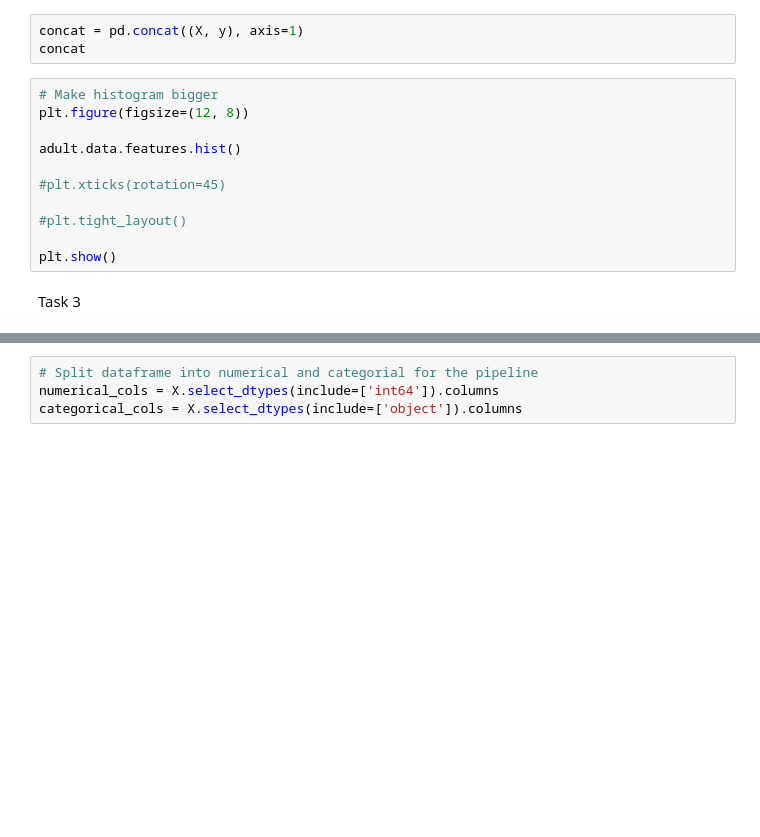
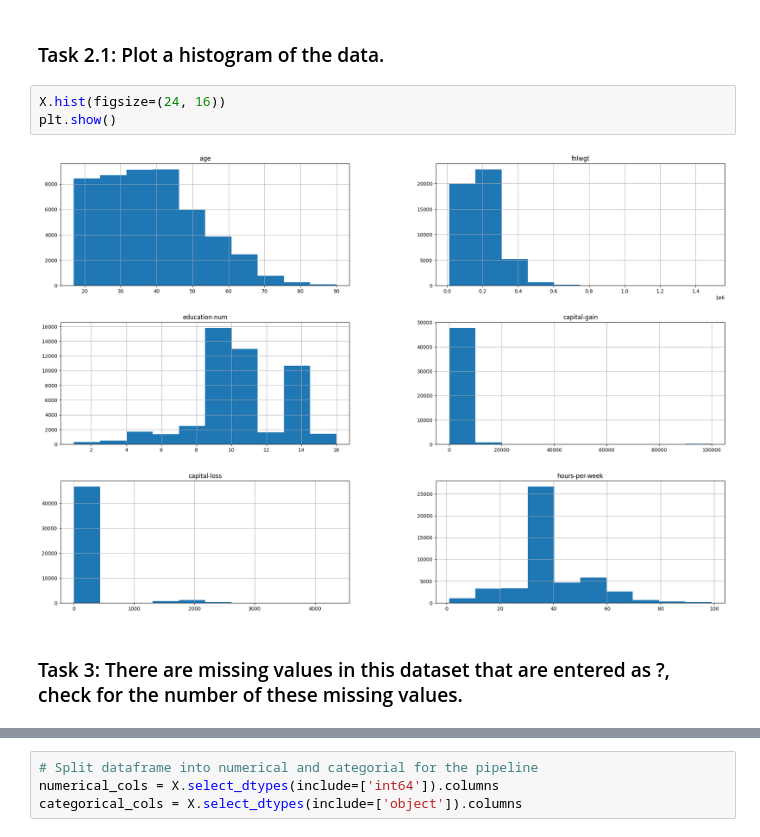
Before and after one commit to 5ah/3401-A2, a Jupyter notebook: A2-Sahib-Kamoh.ipynb, the cells around one changed output, grey strips where cells are left out. Cells and saved outputs as stored; diff of their text form; blank space fills up the shorter version.

```diff
--- a/A2-Sahib-Kamoh.ipynb
+++ b/A2-Sahib-Kamoh.ipynb
@@ -50,19 +122,12 @@ adult.data.targets.head()
-# %%
-concat = pd.concat((X, y), axis=1)
-concat
+# %% [markdown]
+### Task 2.1: Plot a histogram of the data.
 # %%
-# Make histogram bigger
-plt.figure(figsize=(12, 8))
-
-adult.data.features.hist()
-
-#plt.xticks(rotation=45)
-
-#plt.tight_layout()
-
+X.hist(figsize=(24, 16))
 plt.show()
+# %% [output]
+[figure, added]
 # %% [markdown]
-Task 3
+### Task 3: There are missing values in this dataset that are entered as ?, check for the number of these missing values.
 # %%
 def detect_question_mark(x):
     if pd.isna(x):
```
Also changed, not shown: parts of 47 cells of this notebook.
